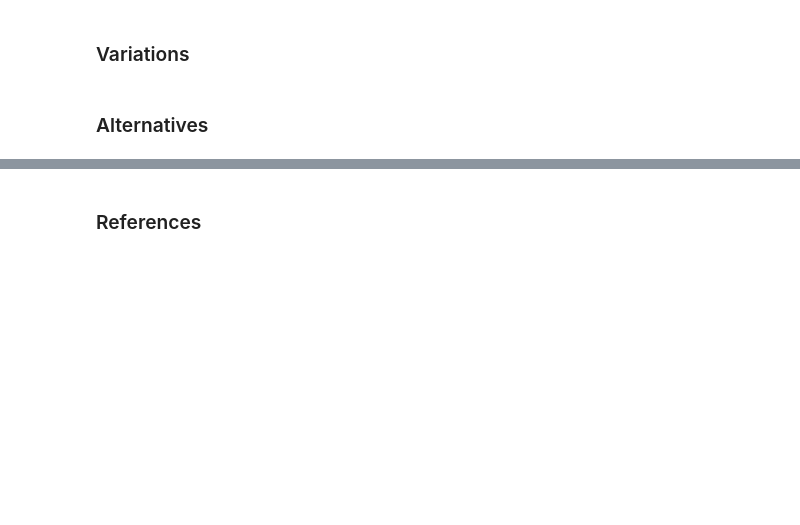
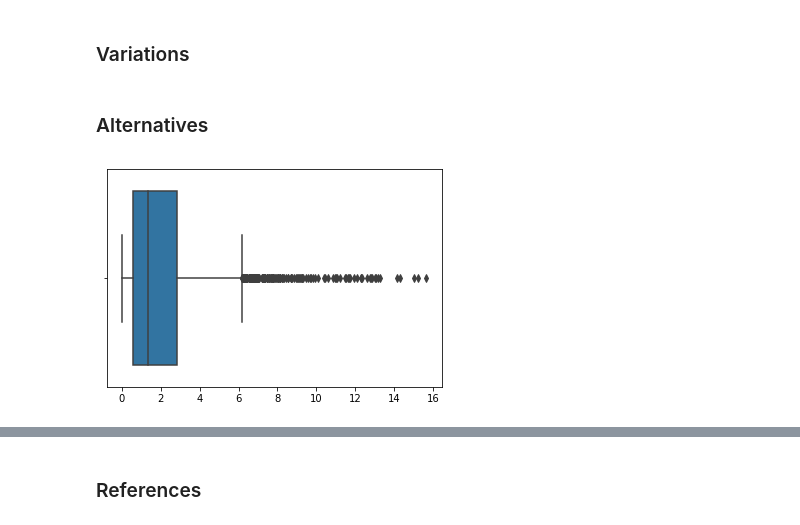
Before and after one commit to MarionMcG/fundamentals_data_analysis, a Jupyter notebook: boxplots.ipynb, the cells around one changed output, grey strips where cells are left out. Saved outputs shown, nothing was run; the diff lists cells and outputs as text; code cells hidden in the pictures; blank space fills up the shorter version.

```diff
--- a/boxplots.ipynb
+++ b/boxplots.ipynb
@@ -99,3 +97,8 @@ ax2.axvline(bottom, 0, color='k');
 ### Variations
 # %% [markdown]
 ### Alternatives
+# %%
+exp = np.random.exponential(2, 3500)
+sns.boxplot(exp);
+# %% [output]
+[figure, added]
```
Also changed, not shown: parts of 8 cells of this notebook.
